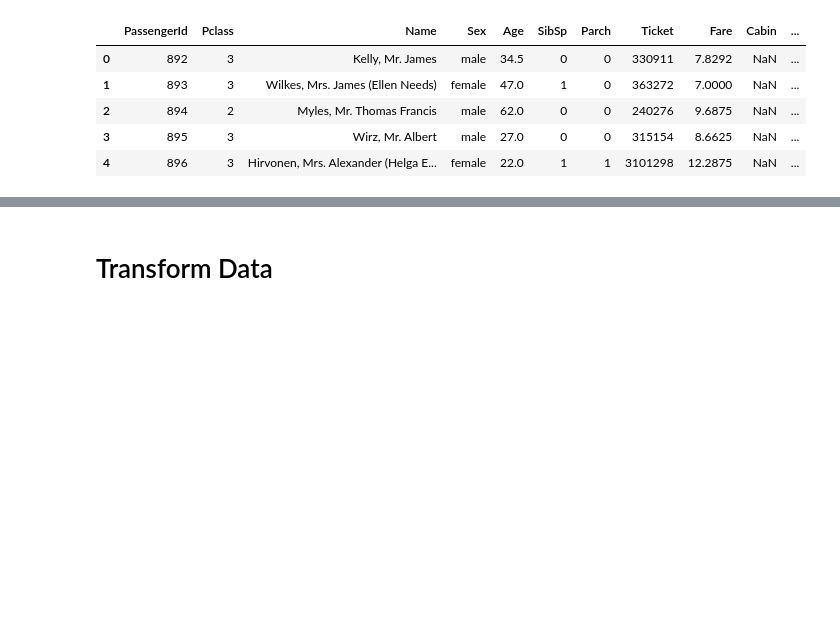
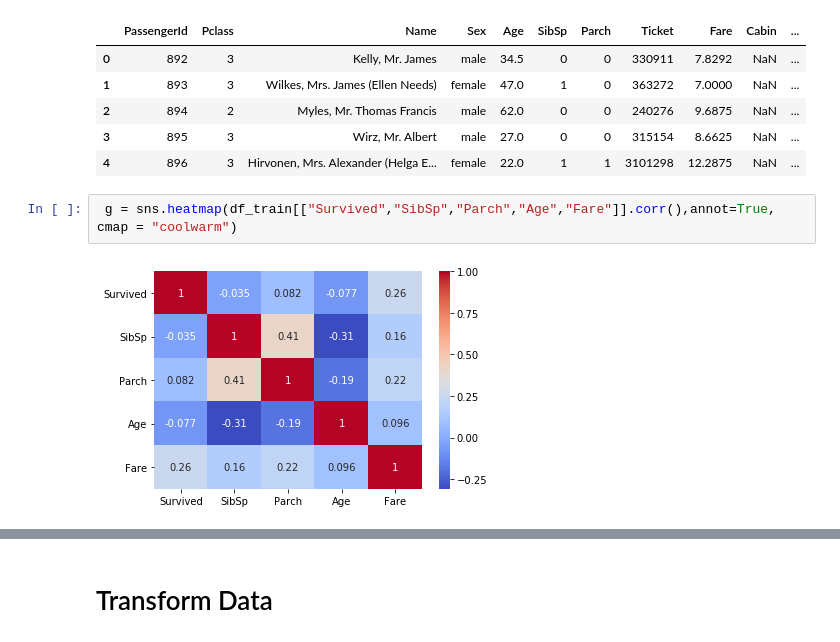
Before and after one commit to cliche818/titanic_kaggle, a Jupyter notebook: titanic_model.ipynb, the cells around one changed output, grey strips where cells are left out. Drawn from its saved outputs; the diff is of its cells as text; blank space fills up the shorter version.

```diff
--- a/titanic_model.ipynb
+++ b/titanic_model.ipynb
@@ -24,3 +25,7 @@ df_test.head()
 | 2 | 894 | 2 | Myles, Mr. Thomas Francis | male | 62.0 | 0 | 0 | 240276 | 9.6875 | NaN | ... |
 | 3 | 895 | 3 | Wirz, Mr. Albert | male | 27.0 | 0 | 0 | 315154 | 8.6625 | NaN | ... |
 | 4 | 896 | 3 | Hirvonen, Mrs. Alexander (Helga E... | female | 22.0 | 1 | 1 | 3101298 | 12.2875 | NaN | ... |
+# %%
+ g = sns.heatmap(df_train[["Survived","SibSp","Parch","Age","Fare"]].corr(),annot=True, cmap = "coolwarm")
+# %% [output]
+[figure, added]
```
Also changed, not shown: parts of 29 cells of this notebook, 3 other files.
